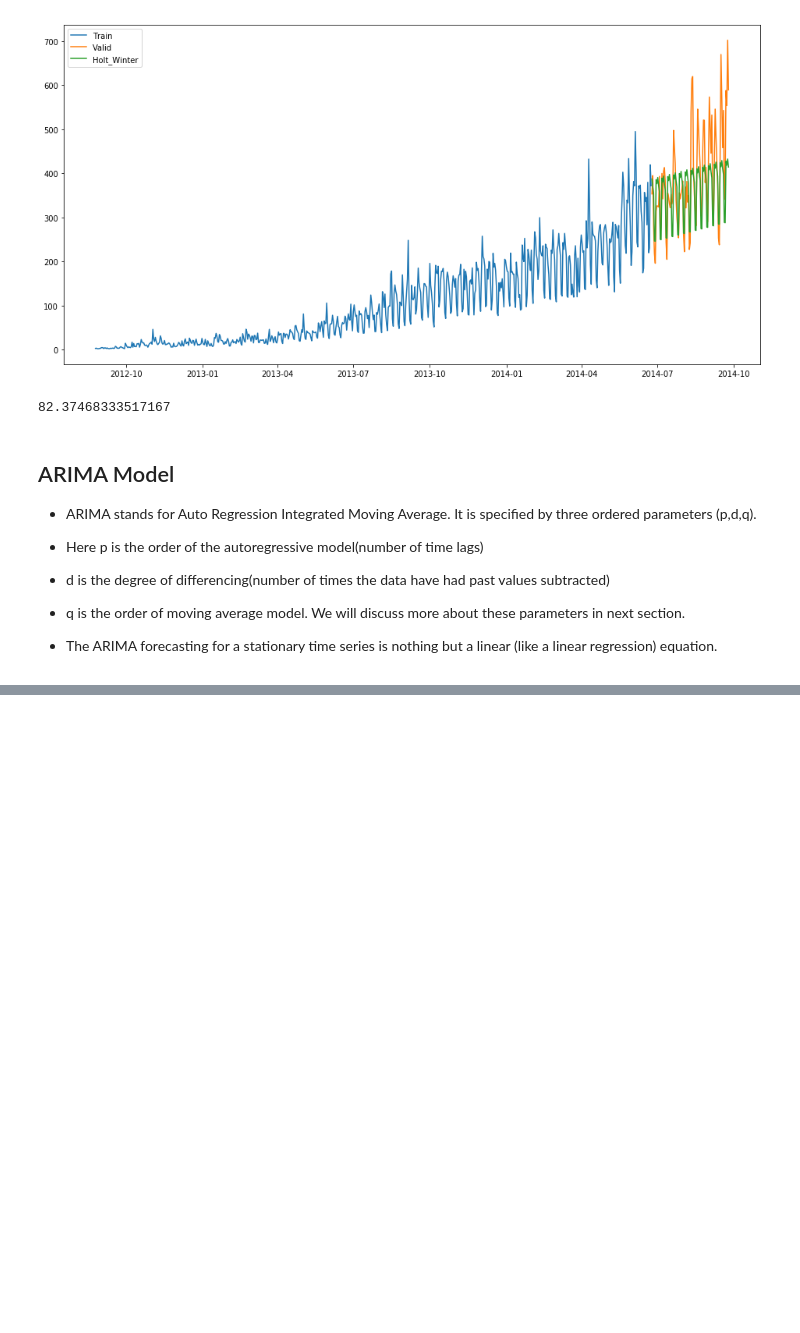
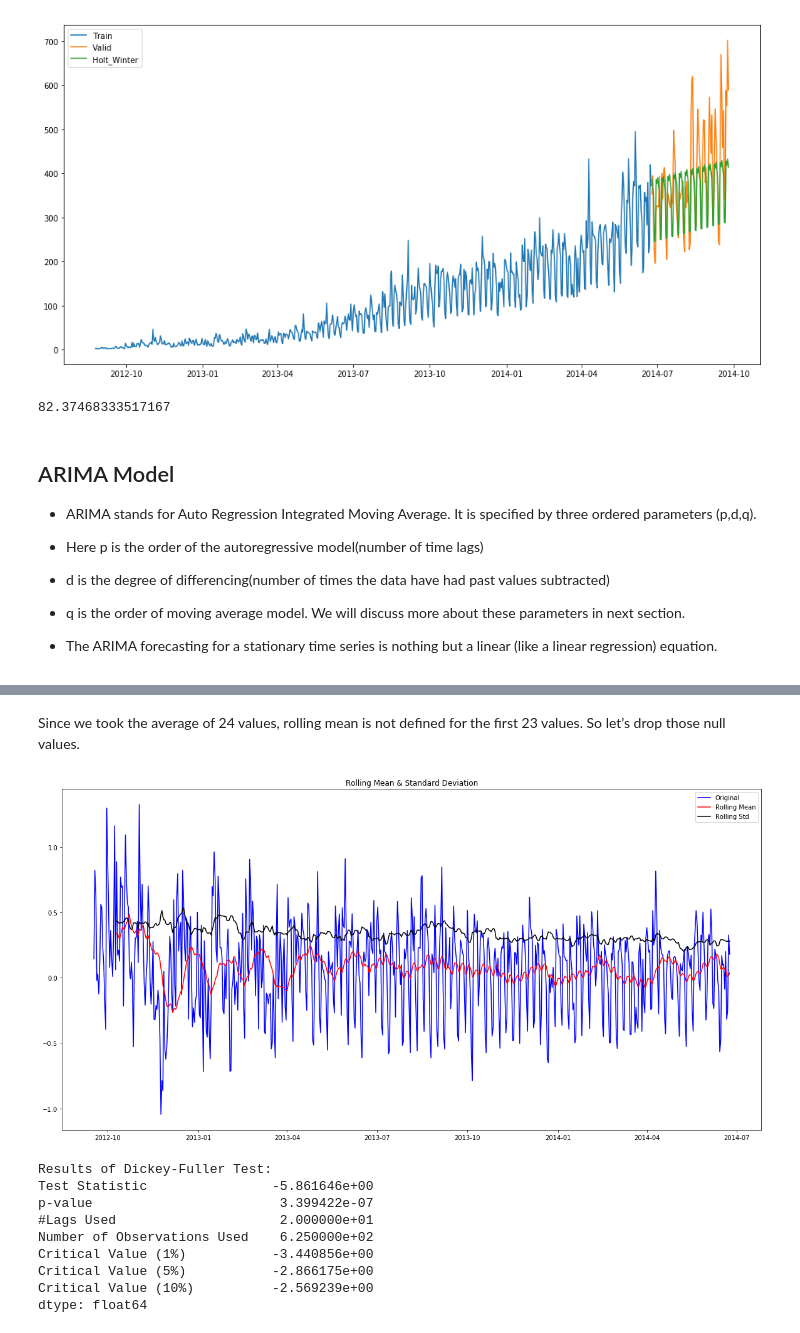
Before and after one commit to mzhang0417/data_science_practice, a Jupyter notebook: time_series_analysis/time_series_analysis.ipynb, the cells around one changed output, grey strips where cells are left out. Saved outputs shown, nothing was run; the diff lists cells and outputs as text; code cells hidden in the pictures; blank space fills up the shorter version.

```diff
--- a/time_series_analysis/time_series_analysis.ipynb
+++ b/time_series_analysis/time_series_analysis.ipynb
@@ -431,0 +504,18 @@ pd.DataFrame(submission, columns=['ID','Count']).to_csv('Holt winters.csv', inde
+# %%
+train_log_moving_avg_diff = Train_log - moving_avg
+# %% [markdown]
+Since we took the average of 24 values, rolling mean is not defined for the first 23 values. So let’s drop those null values.
+# %%
+train_log_moving_avg_diff.dropna(inplace = True)
+test_stationarity(train_log_moving_avg_diff)
+# %% [output]
+[figure, added]
+Results of Dickey-Fuller Test:
+Test Statistic                -5.861646e+00
+p-value                        3.399422e-07
+#Lags Used                     2.000000e+01
+Number of Observations Used    6.250000e+02
+Critical Value (1%)           -3.440856e+00
+Critical Value (5%)           -2.866175e+00
+Critical Value (10%)          -2.569239e+00
+dtype: float64
```
Also changed, not shown: parts of 45 cells of this notebook, 2 other files.
